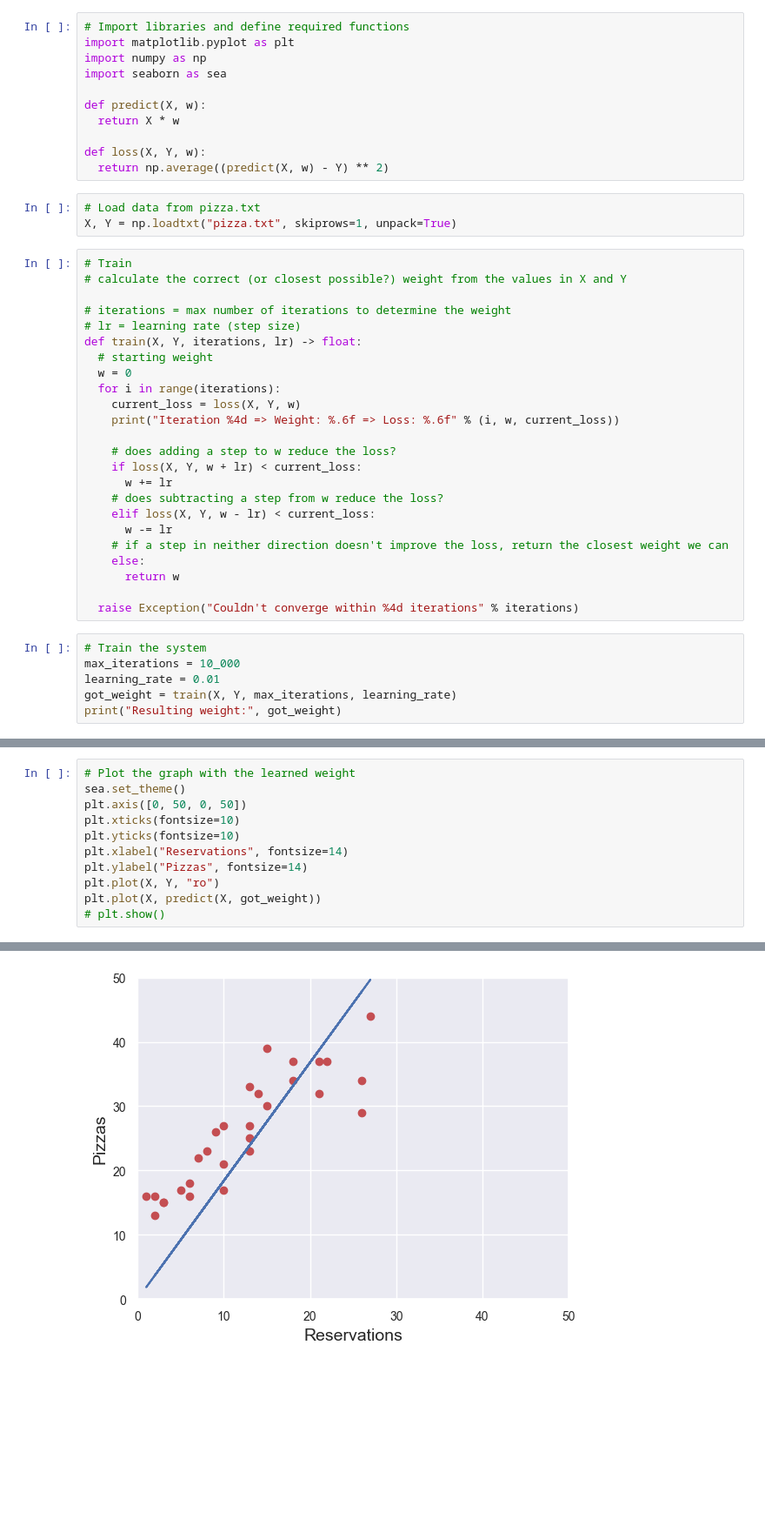
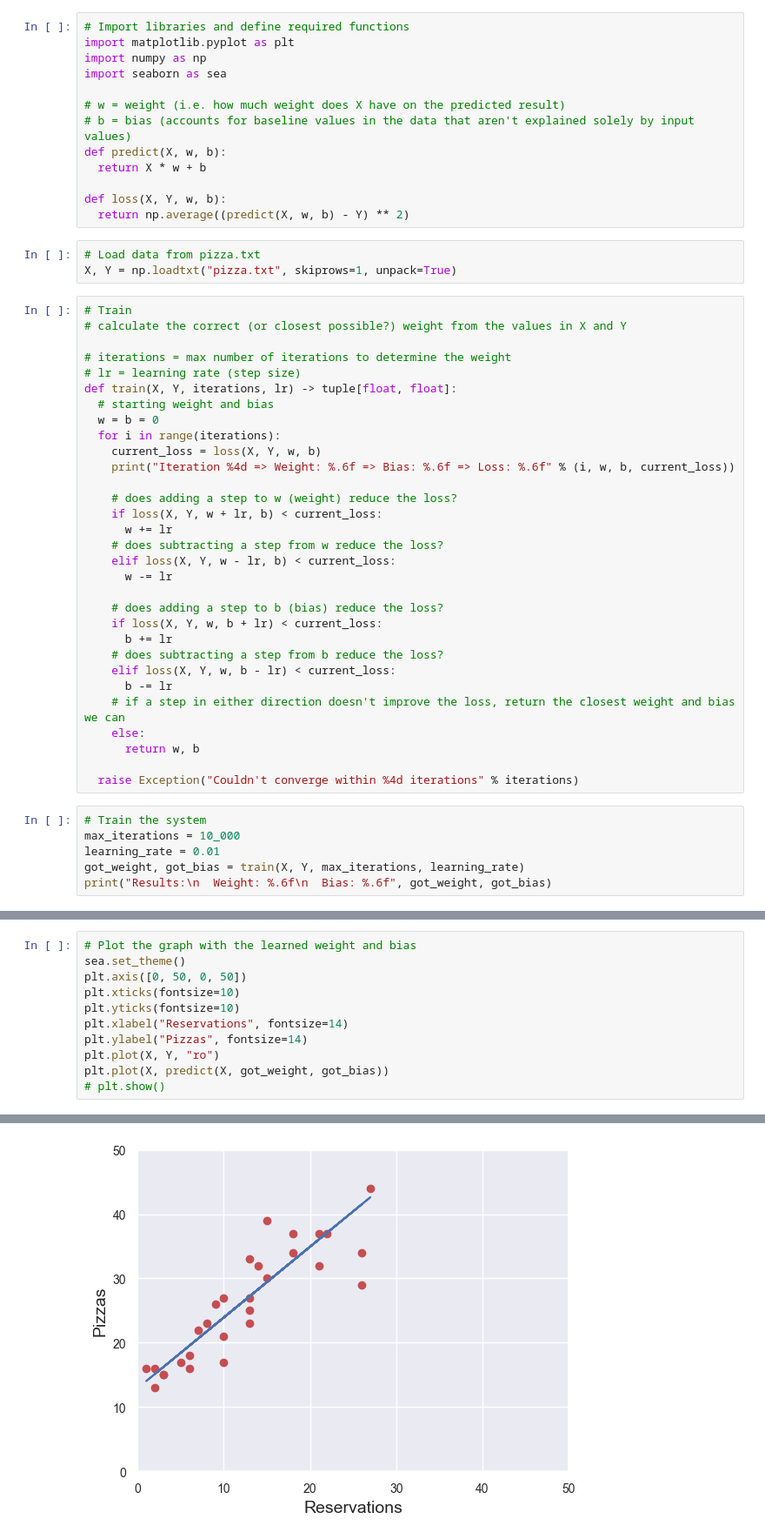
Before and after one commit to cwinters8/ml4swes, a Jupyter notebook: pizza.ipynb, the cells around one changed output, grey strips where cells are left out. Shown at 87% size. Drawn from its saved outputs; the diff is of its cells as text; blank space fills up the shorter version.

Commit message:
calculate the bias value as well

```diff
--- a/pizza.ipynb
+++ b/pizza.ipynb
@@ -4,11 +4,13 @@ import matplotlib.pyplot as plt
 import numpy as np
 import seaborn as sea
 
-def predict(X, w):
-  return X * w
+# w = weight (i.e. how much weight does X have on the predicted result)
+# b = bias (accounts for baseline values in the data that aren't explained solely by input values)
+def predict(X, w, b):
+  return X * w + b
 
-def loss(X, Y, w):
-  return np.average((predict(X, w) - Y) ** 2)
+def loss(X, Y, w, b):
+  return np.average((predict(X, w, b) - Y) ** 2)
 # %%
 # Load data from pizza.txt
 X, Y = np.loadtxt("pizza.txt", skiprows=1, unpack=True)
@@ -18,28 +20,35 @@ X, Y = np.loadtxt("pizza.txt", skiprows=1, unpack=True)
 
 # iterations = max number of iterations to determine the weight
 # lr = learning rate (step size)
-def train(X, Y, iterations, lr) -> float:
-  # starting weight
-  w = 0
+def train(X, Y, iterations, lr) -> tuple[float, float]:
+  # starting weight and bias
+  w = b = 0
   for i in range(iterations):
-    current_loss = loss(X, Y, w)
-    print("Iteration %4d => Weight: %.6f => Loss: %.6f" % (i, w, current_loss))
+    current_loss = loss(X, Y, w, b)
+    print("Iteration %4d => Weight: %.6f => Bias: %.6f => Loss: %.6f" % (i, w, b, current_loss))
 
-    # does adding a step to w reduce the loss?
-    if loss(X, Y, w + lr) < current_loss:
+    # does adding a step to w (weight) reduce the loss?
+    if loss(X, Y, w + lr, b) < current_loss:
       w += lr
     # does subtracting a step from w reduce the loss?
-    elif loss(X, Y, w - lr) < current_loss:
+    elif loss(X, Y, w - lr, b) < current_loss:
       w -= lr
-    # if a step in neither direction doesn't improve the loss, return the closest weight we can
+
+    # does adding a step to b (bias) reduce the loss?
+    if loss(X, Y, w, b + lr) < current_loss:
+      b += lr
+    # does subtracting a step from b reduce the loss?
+    elif loss(X, Y, w, b - lr) < current_loss:
+      b -= lr
+    # if a step in either direction doesn't improve the loss, return the closest weight and bias we can
     else:
-      return w
+      return w, b
 
   raise Exception("Couldn't converge within %4d iterations" % iterations)
 # %%
 # Train the system
 max_iterations = 10_000
 learning_rate = 0.01
-got_weight = train(X, Y, max_iterations, learning_rate)
-print("Resulting weight:", got_weight)
+got_weight, got_bias = train(X, Y, max_iterations, learning_rate)
+print("Results:\n  Weight: %.6f\n  Bias: %.6f", got_weight, got_bias)
 # %% [output]
@@ -69,14 +78,14 @@ Prediction: x=20 => y=36.80
 # %%
-# Plot the graph with the learned weight
+# Plot the graph with the learned weight and bias
 sea.set_theme()
 plt.axis([0, 50, 0, 50])
 plt.xticks(fontsize=10)
 plt.yticks(fontsize=10)
 plt.xlabel("Reservations", fontsize=14)
 plt.ylabel("Pizzas", fontsize=14)
 plt.plot(X, Y, "ro")
-plt.plot(X, predict(X, got_weight))
+plt.plot(X, predict(X, got_weight, got_bias))
 # plt.show()
 # %% [output]
 [<matplotlib.lines.Line2D at 0x...>]
-[figure, old version]
+[figure, new version]
```
Also changed, not shown: parts of 2 cells of this notebook.
